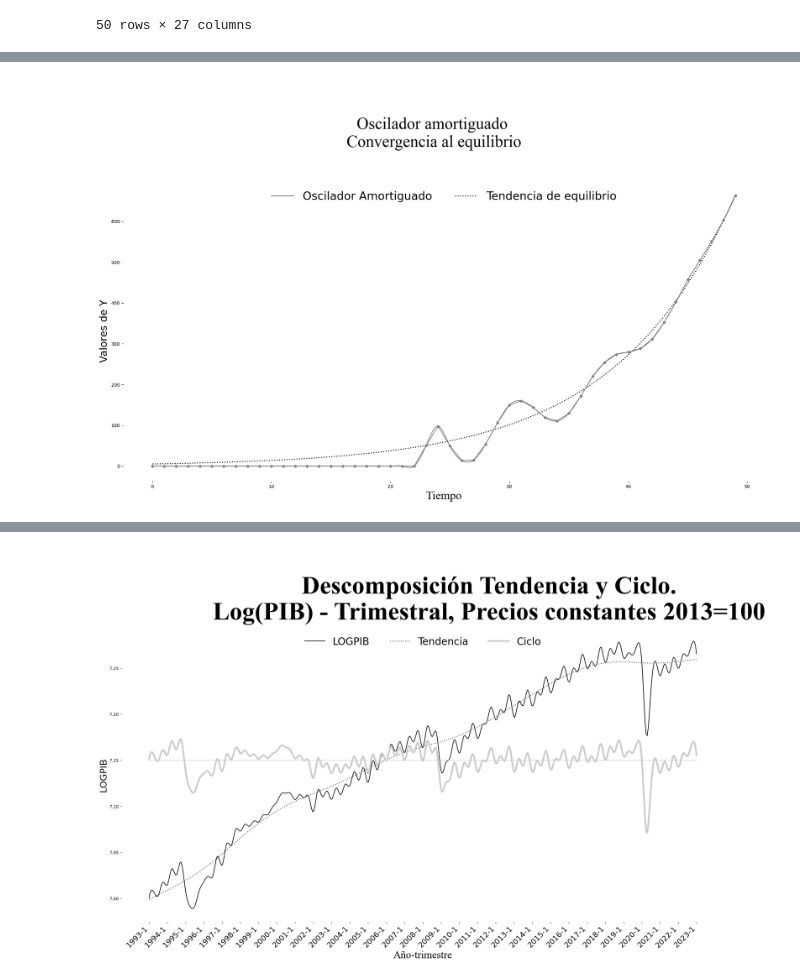
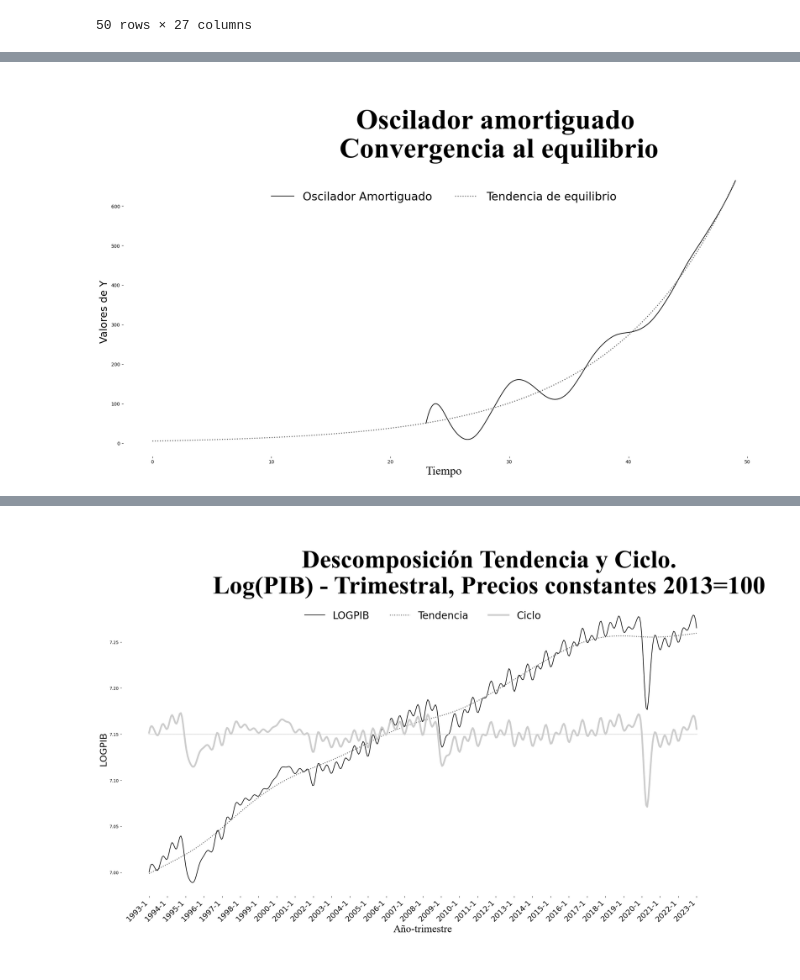
Before and after one commit to armand-analytics/Economic-Cycle, a Jupyter notebook: PythonTesis_Figs.ipynb, the cells around one changed output, grey strips where cells are left out. Drawn from its saved outputs; the diff is of its cells as text; code cells hidden in the pictures.

```diff
--- a/PythonTesis_Figs.ipynb
+++ b/PythonTesis_Figs.ipynb
@@ -62,53 +38,66 @@ import numpy as np
 allfigs = pd.read_csv(r'E:\TESIS_MAESTRIA\2 Figuras\Figuras en excel\allfigs.csv', encoding='latin1')
 
 # Seleccionar las columnas relevantes
 amortiguado = allfigs[['t', 'Tendencia de equilibrio', 'Oscilador Amortiguado']]
 
 fig, ax1 = plt.subplots(figsize=(20, 12))
 
-x = amortiguado.index.values
-x_numeric = np.arange(len(x))  # Crear una secuencia numérica para el eje X
+# Crear una secuencia numérica para el eje X
+x_numeric = np.arange(len(amortiguado))
 
+# Crear máscaras para valores cero y mayores a cero
+mask_zero = amortiguado['Oscilador Amortiguado'] == 0
+mask_nonzero = amortiguado['Oscilador Amortiguado'] != 0
+
+# Suavizar la serie del "Oscilador Amortiguado" para los valores no nulos
 def smooth_series(x, y):
-    x_smooth = np.linspace(x_numeric.min(), x_numeric.max(), 500)
-    spl = make_interp_spline(x_numeric, y, k=3)
+    x_smooth = np.linspace(x.min(), x.max(), 500)
+    spl = make_interp_spline(x, y, k=3)
     y_smooth = spl(x_smooth)
     return x_smooth, y_smooth
 
-# Realizar el suavizado para ambas series de datos
-x_smooth, oscilador_smooth = smooth_series(x_numeric, amortiguado['Oscilador Amortiguado'])
-_, trend = smooth_series(x_numeric, amortiguado['Tendencia de equilibrio'])
+x_nonzero = x_numeric[mask_nonzero]
+y_nonzero = amortiguado['Oscilador Amortiguado'][mask_nonzero].values
+x_smooth, y_smooth = smooth_series(x_nonzero, y_nonzero)
+
+# Suavizar la tendencia
+x_smooth_trend, trend_smooth = smooth_series(x_numeric, amortiguado['Tendencia de equilibrio'])
 
 # Graficar los datos suavizados
-line1, = ax1.plot(x_smooth, oscilador_smooth, label='Oscilador Amortiguado', linestyle='-', color='gray', linewidth=1.5)
-line2, = ax1.plot(_, trend, label='Tendencia de equilibrio', linestyle=':', color='black', linewidth=2)
+line1, = ax1.plot(x_smooth, y_smooth, label='Oscilador Amortiguado', linestyle='-', color='0', linewidth=1.5)
+line2, = ax1.plot(x_smooth_trend, trend_smooth, label='Tendencia de equilibrio', linestyle=':', color='0.35', linewidth=2)
 
-# Graficar los valores originales y unir los puntos con líneas
-ax1.plot(amortiguado.index, amortiguado['Oscilador Amortiguado'], 'o-', color='gray', markersize=5, label='Datos Originales')
+# Graficar los puntos originales con colores correspondientes
+ax1.scatter(amortiguado.index[mask_zero], amortiguado['Oscilador Amortiguado'][mask_zero], color='white')
+ax1.scatter(amortiguado.index[mask_nonzero], amortiguado['Oscilador Amortiguado'][mask_nonzero], color='0.99')
 
+# Ajustar etiquetas de los ejes
 ax1.set_ylabel('Valores de Y', size=22)
-ax1.legend(loc='upper left')
-ax1.grid(False)
+ax1.set_xlabel('Tiempo', fontfamily='Times New Roman', size=25)
 
 # Quitar bordes de los ejes
 ax1.spines['top'].set_visible(False)
 ax1.spines['right'].set_visible(False)
 ax1.spines['bottom'].set_visible(False)
 ax1.spines['left'].set_visible(False)
 
-# Ajustes de los ejes y apariencia general
-plt.xlabel('Tiempo', fontfamily='Times New Roman', size=25)  # Ajustar tamaño y fuente del xlabel
+# Agregar la leyenda y ajustar su posición y formato
+ax1.legend(loc='upper center', bbox_to_anchor=(0.5, 0.95), ncol=2, fontsize=24, frameon=False)
 
 # Título general
-plt.suptitle('\n\nOscilador amortiguado\n Convergencia al equilibrio',
-             size=35, fontfamily='Times New Roman', y=1.05)
+plt.title('\nOscilador amortiguado\n Convergencia al equilibrio',
+          size=60,  # Aumenta el tamaño de la fuente
+          weight='bold',  # Puedes usar 'bold' para hacer el texto más grueso
+          fontfamily='Times New Roman',  # Mantienes la fuente Times New Roman
+          y=1,  # Ajusta la posición vertical como lo necesites
+          x=0.58,
+          pad=20
+          )
 
-# Ajustar leyenda
-lines = [line1, line2]
-labels = [line.get_label() for line in lines]
-legend = ax1.legend(lines, labels, loc='upper center', bbox_to_anchor=(0.5, 1), ncol=2, fontsize=24, frameon=False)
-
+# Ajustar layout
 plt.tight_layout(rect=[0, 0, 1, 1])
+plt.savefig(r'E:\TESIS_MAESTRIA\2 Figuras\Figuras from python\OsciladorAmortiguado.pgf')
+# Mostrar el gráfico
 plt.show()
 # %% [output]
-[figure, old version]
+[figure, new version]
```
Also changed, not shown: parts of 3 cells of this notebook.
